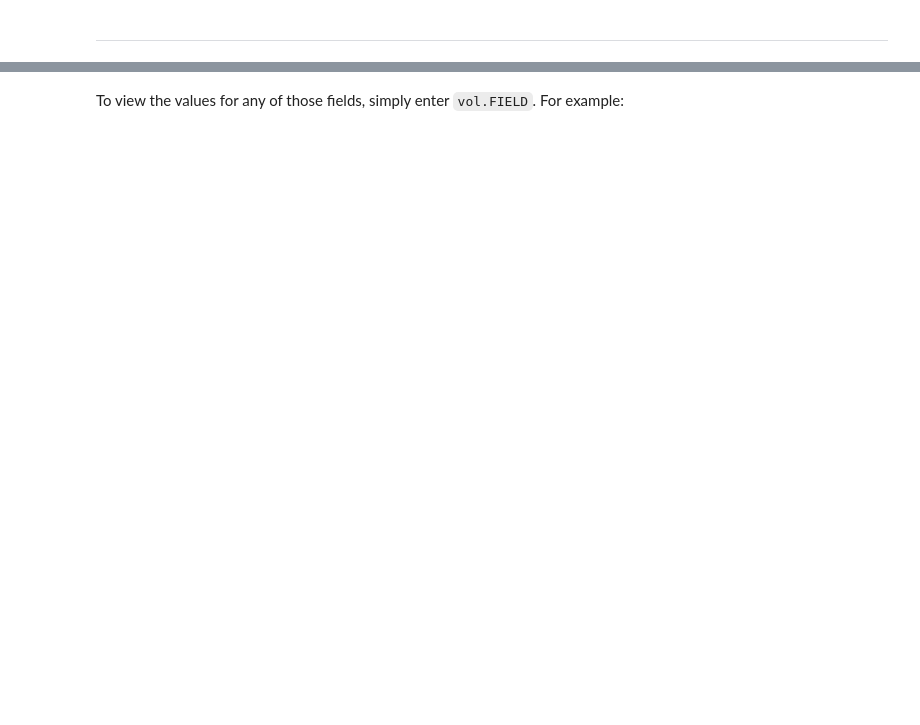
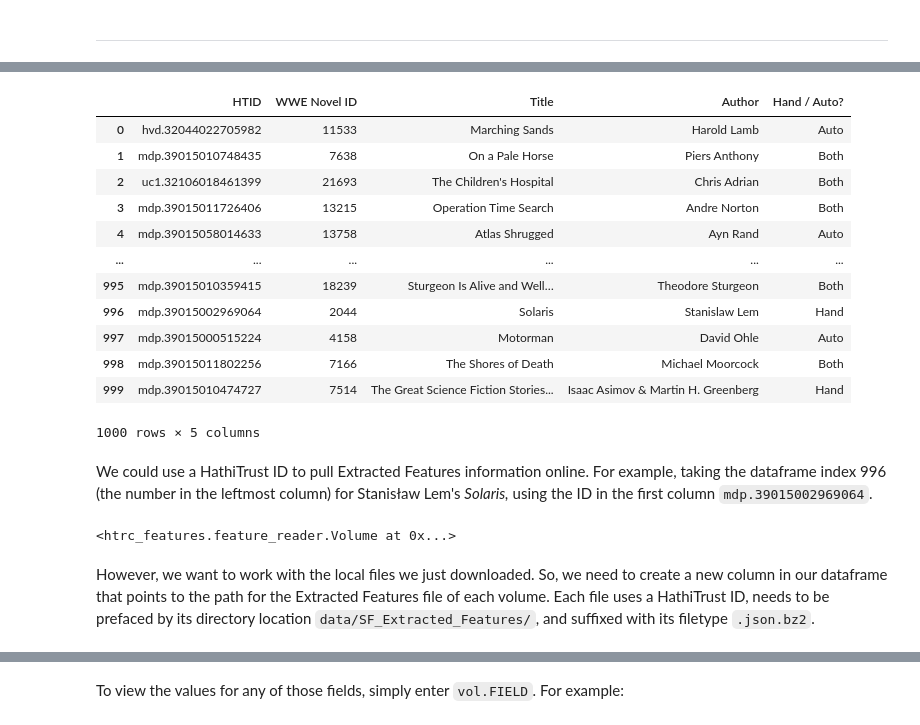
Before and after one commit to gwijthoff/HTRC_SF_experiments, a Jupyter notebook: htrc_sf_experiments.ipynb, the cells around one changed output, grey strips where cells are left out. Drawn from its saved outputs; the diff is of its cells as text; code cells hidden in the pictures; blank space fills up the shorter version.

```diff
--- a/htrc_sf_experiments.ipynb
+++ b/htrc_sf_experiments.ipynb
@@ -424,0 +172,26 @@ dict_keys(['id', 'metadata_schema_version', 'enumeration_chronology', 'type_of_r
+# %%
+SFlist
+# %% [output]
+|  | HTID | WWE Novel ID | Title | Author | Hand / Auto? |
+| 0 | hvd.32044022705982 | 11533 | Marching Sands | Harold Lamb | Auto |
+| 1 | mdp.39015010748435 | 7638 | On a Pale Horse | Piers Anthony | Both |
+| 2 | uc1.32106018461399 | 21693 | The Children's Hospital | Chris Adrian | Both |
+| 3 | mdp.39015011726406 | 13215 | Operation Time Search | Andre Norton | Both |
+| 4 | mdp.39015058014633 | 13758 | Atlas Shrugged | Ayn Rand | Auto |
+| ... | ... | ... | ... | ... | ... |
+| 995 | mdp.39015010359415 | 18239 | Sturgeon Is Alive and Well… | Theodore Sturgeon | Both |
+| 996 | mdp.39015002969064 | 2044 | Solaris | Stanislaw Lem | Hand |
+| 997 | mdp.39015000515224 | 4158 | Motorman | David Ohle | Auto |
+| 998 | mdp.39015011802256 | 7166 | The Shores of Death | Michael Moorcock | Both |
+| 999 | mdp.39015010474727 | 7514 | The Great Science Fiction Stories... | Isaac Asimov & Martin H. Greenberg | Hand |
+1000 rows × 5 columns
+# %% [markdown]
+We could use a HathiTrust ID to pull Extracted Features information online. For example, taking the dataframe index 996 (the number in the leftmost column) for Stanisław Lem's *Solaris,* using the ID in the first column `mdp.39015002969064`.
+# %%
+from htrc_features import Volume
+vol = Volume("mdp.39015002969064")
+vol
+# %% [output]
+<htrc_features.feature_reader.Volume at 0x...>
+# %% [markdown]
+However, we want to work with the local files we just downloaded. So, we need to create a new column in our dataframe that points to the path for the Extracted Features file of each volume. Each file uses a HathiTrust ID, needs to be prefaced by its directory location `data/SF_Extracted_Features/`, and suffixed with its filetype `.json.bz2`.
```
Also changed, not shown: parts of 67 cells of this notebook.
